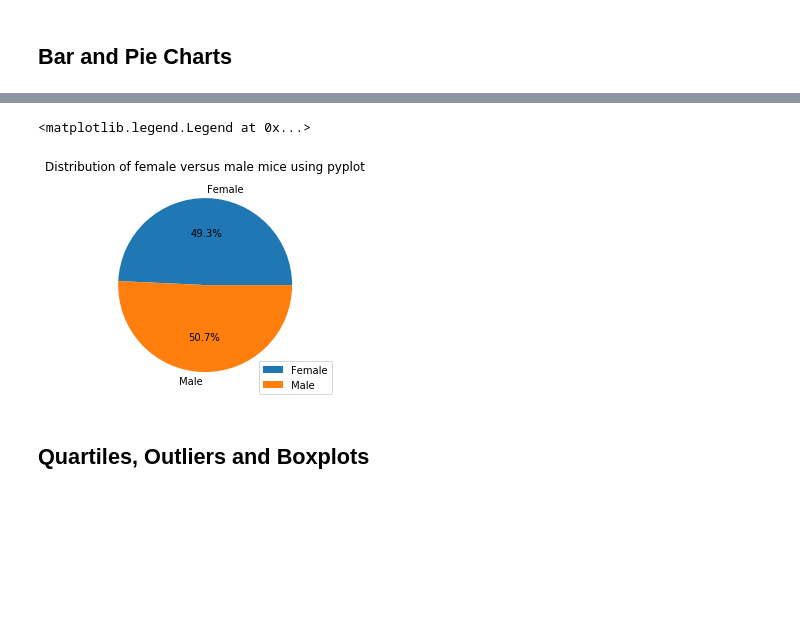
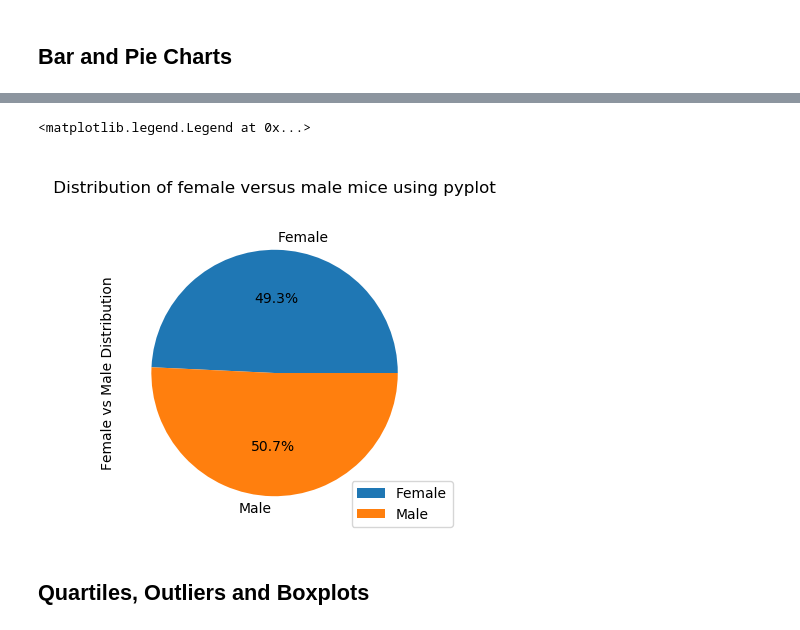
Before and after one commit to mengyin-lee/Matplotlib-challenge, a Jupyter notebook: Pymaceuticals/pymaceuticals_starter.ipynb, the cells around one changed output, grey strips where cells are left out. Saved outputs shown, nothing was run; the diff lists cells and outputs as text; code cells hidden in the pictures; blank space fills up the shorter version.

```diff
--- a/Pymaceuticals/pymaceuticals_starter.ipynb
+++ b/Pymaceuticals/pymaceuticals_starter.ipynb
@@ -156,10 +162,16 @@ Text(0, 0.5, 'Number of unique mice')
 # %%
 # Generate a bar plot showing the total number of unique mice tested on each drug regimen using pyplot.
 
+plt.style.use('default')
+
+plt.figure(figsize=(6,6))
+
 plt.bar(mice_drug_df.index, mice_drug_df, color = 'r', alpha=0.5, align="center")
 
-plt.title("Total number of unique mice tested on each drug regimen using pyplot")
+plt.title("\n Total number of unique mice tested on each drug regimen using pyplot \n")
+
 plt.xticks(rotation=90)
+
 plt.xlabel("Drug Regimen")
 plt.ylabel("Number of unique mice")
 # %% [output]
@@ -185,18 +197,22 @@ plt.show()
 # %%
 # Generate a pie plot showing the distribution of female versus male mice using pyplot
+plt.style.use('default')
 
+plt.figure(figsize=(4,4))
 
 values = gender_dist["Distribution"]
 
 labels = gender_dist.index
 
 plt.pie(values, labels=gender_dist.index, autopct='%1.1f%%', shadow=False)
 
-plt.title("Distribution of female versus male mice using pyplot")
+plt.title("\n Distribution of female versus male mice using pyplot \n")
+
+plt.ylabel("Female vs Male Distribution")
 
 plt.legend(gender_dist.index, loc=(0.75,0))
 # %% [output]
 <matplotlib.legend.Legend at 0x...>
-[figure, old version]
+[figure, new version]
 # %% [markdown]
 ## Quartiles, Outliers and Boxplots
```
Also changed, not shown: parts of 17 cells of this notebook.
